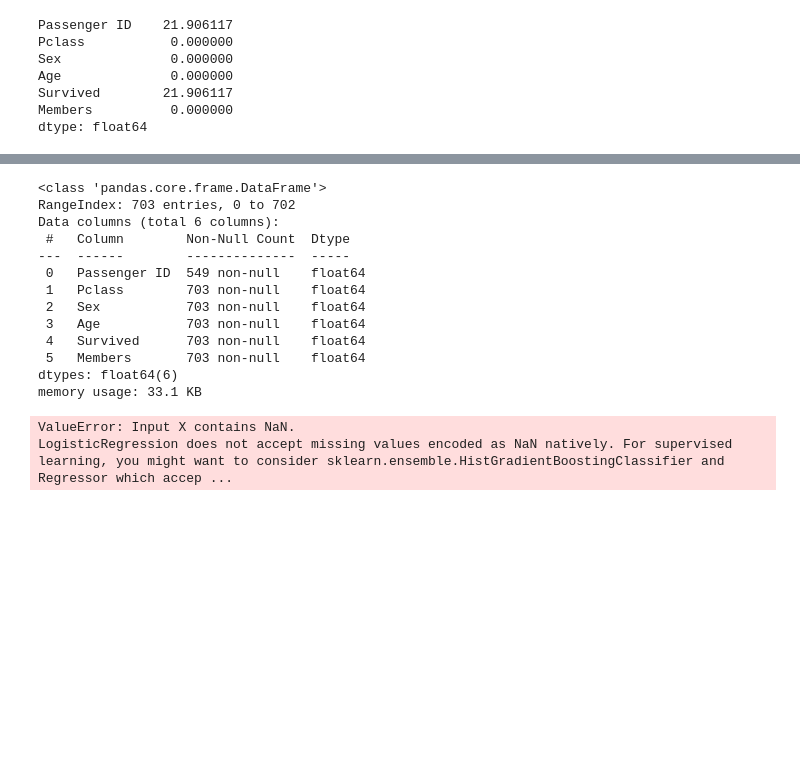
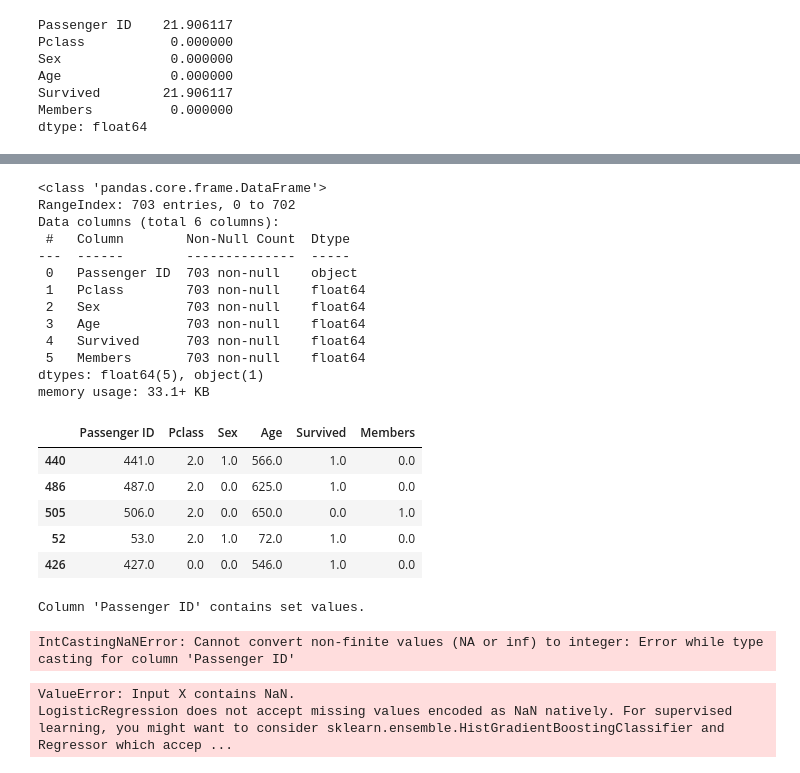
Before and after one commit to ankitg-02/Titanic, a Jupyter notebook: Titanic1.ipynb, the cells around one changed output, grey strips where cells are left out. Cells and saved outputs as stored; diff of their text form; code cells hidden in the pictures; blank space fills up the shorter version.

```diff
--- a/Titanic1.ipynb
+++ b/Titanic1.ipynb
@@ -473,6 +473,10 @@ dtype: float64
 # %%
 import random
 make_column_transformerod_1['Survived']=make_column_transformerod_1['Survived'].fillna(random.choice(make_column_transformerod_1['Survived'].unique()))
+# %%
+temp=(set(train_data['Passenger ID'])).difference(set(make_column_transformerod_1['Passenger ID']))
+# %%
+make_column_transformerod_1['Passenger ID']=make_column_transformerod_1['Passenger ID'].fillna(np.array(temp))
 # %%
 (make_column_transformerod_1.isnull().sum()/len(make_column_transformerod_1))*100
 # %% [output]
@@ -491,14 +495,34 @@ RangeIndex: 703 entries, 0 to 702
 Data columns (total 6 columns):
  #   Column        Non-Null Count  Dtype
 ---  ------        --------------  -----
- 0   Passenger ID  549 non-null    float64
+ 0   Passenger ID  703 non-null    object
  1   Pclass        703 non-null    float64
  2   Sex           703 non-null    float64
  3   Age           703 non-null    float64
  4   Survived      703 non-null    float64
  5   Members       703 non-null    float64
-dtypes: float64(6)
-memory usage: 33.1 KB
+dtypes: float64(5), object(1)
+memory usage: 33.1+ KB
+# %%
+make_column_transformerod_1.sample(5)
+# %% [output]
+|  | Passenger ID | Pclass | Sex | Age | Survived | Members |
+| 440 | 441.0 | 2.0 | 1.0 | 566.0 | 1.0 | 0.0 |
+| 486 | 487.0 | 2.0 | 0.0 | 625.0 | 1.0 | 0.0 |
+| 505 | 506.0 | 2.0 | 0.0 | 650.0 | 0.0 | 1.0 |
+| 52 | 53.0 | 2.0 | 1.0 | 72.0 | 1.0 | 0.0 |
+| 426 | 427.0 | 0.0 | 0.0 | 546.0 | 1.0 | 0.0 |
+# %%
+dtype={'Passenger ID':'int',
+       'Pclass':'int',
+       'Sex':'int',
+       'Age':'int',
+       'Survived':'int',
+       'Members':'int'}
+make_column_transformerod_1=make_column_transformerod_1.astype(dtype,copy=True)
+# %% [output]
+Column 'Passenger ID' contains set values.
+IntCastingNaNError: Cannot convert non-finite values (NA or inf) to integer: Error while type casting for column 'Passenger ID'
 # %%
 from sklearn.model_selection import train_test_split,cross_val_score
 x=make_column_transformerod_1.drop('Survived',axis=1)
```
Also changed, not shown: parts of 3 cells of this notebook.
